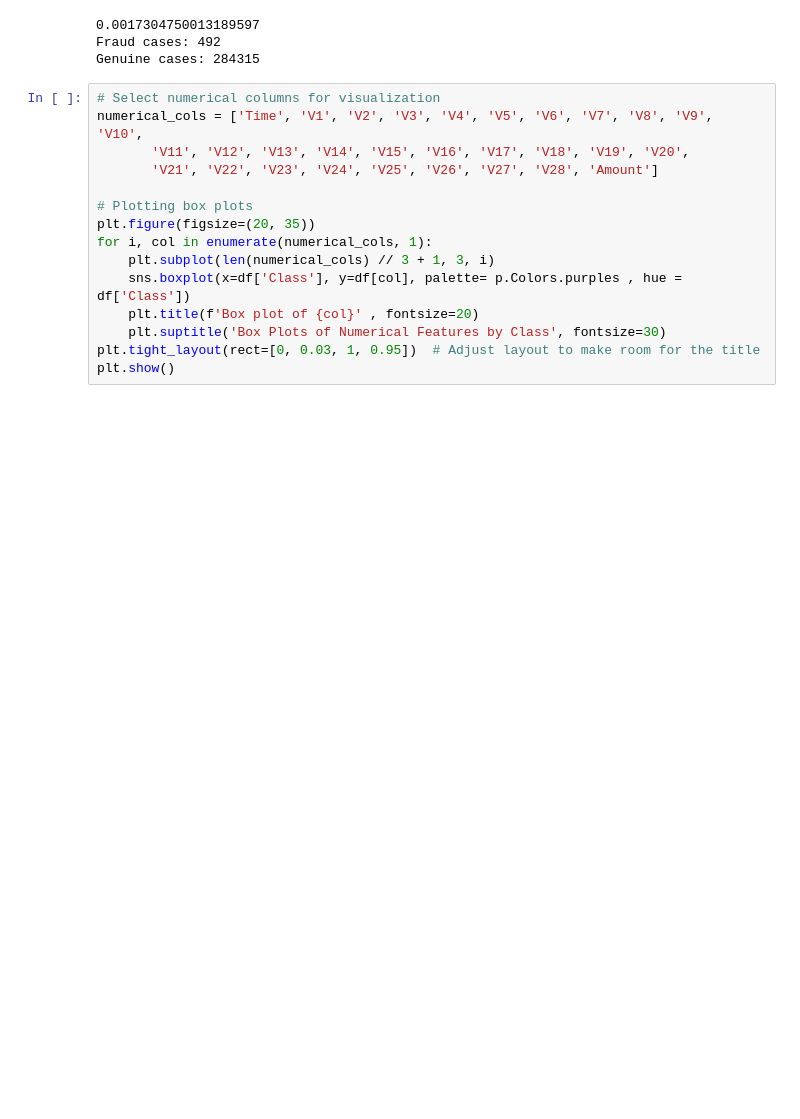
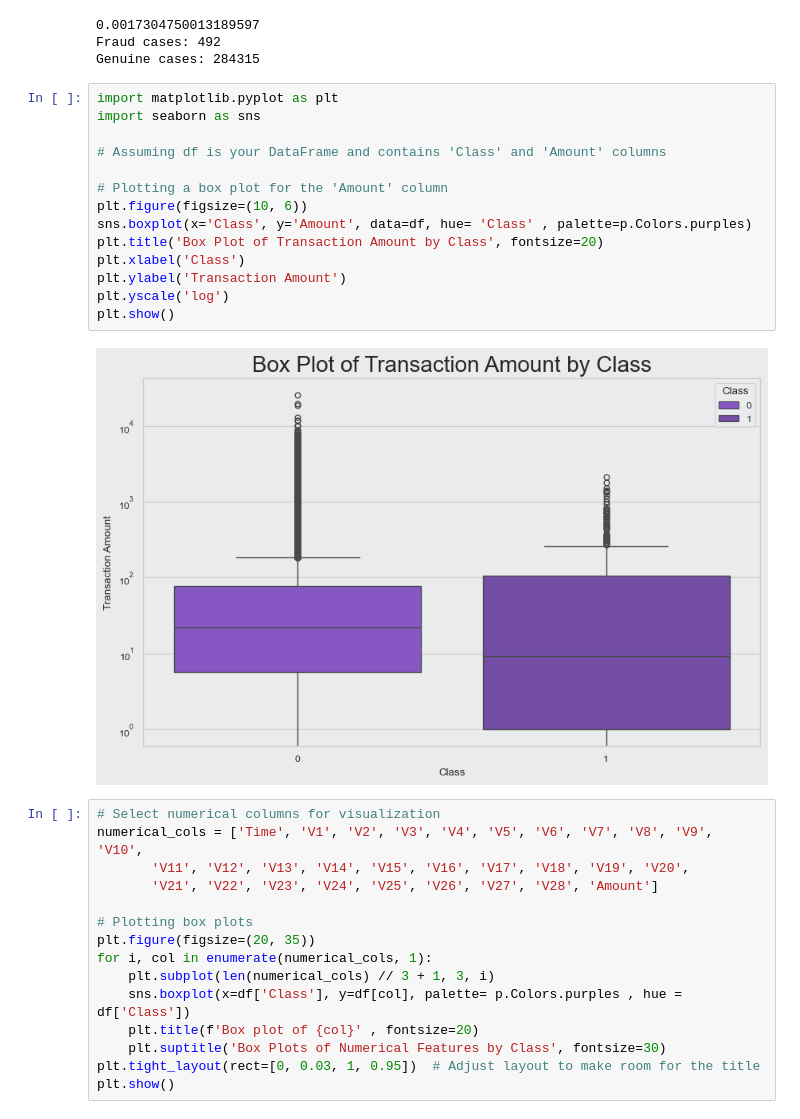
Before and after one commit to WildCodeWolf/Your-Data-Is-Mine, a Jupyter notebook: CreditCardEDA.ipynb, the cells around one changed output. Cells and saved outputs as stored; diff of their text form; blank space fills up the shorter version.

```diff
--- a/CreditCardEDA.ipynb
+++ b/CreditCardEDA.ipynb
@@ -317,6 +339,22 @@ print('Genuine cases: {}'.format(len(genuine)))
 0.0017304750013189597
 Fraud cases: 492
 Genuine cases: 284315
+# %%
+import matplotlib.pyplot as plt
+import seaborn as sns
+
+# Assuming df is your DataFrame and contains 'Class' and 'Amount' columns
+
+# Plotting a box plot for the 'Amount' column
+plt.figure(figsize=(10, 6))
+sns.boxplot(x='Class', y='Amount', data=df, hue= 'Class' , palette=p.Colors.purples)
+plt.title('Box Plot of Transaction Amount by Class', fontsize=20)
+plt.xlabel('Class')
+plt.ylabel('Transaction Amount')
+plt.yscale('log')
+plt.show()
+# %% [output]
+[figure, added]
 # %%
 # Select numerical columns for visualization
 numerical_cols = ['Time', 'V1', 'V2', 'V3', 'V4', 'V5', 'V6', 'V7', 'V8', 'V9', 'V10',
```
Also changed, not shown: parts of 3 cells of this notebook.
